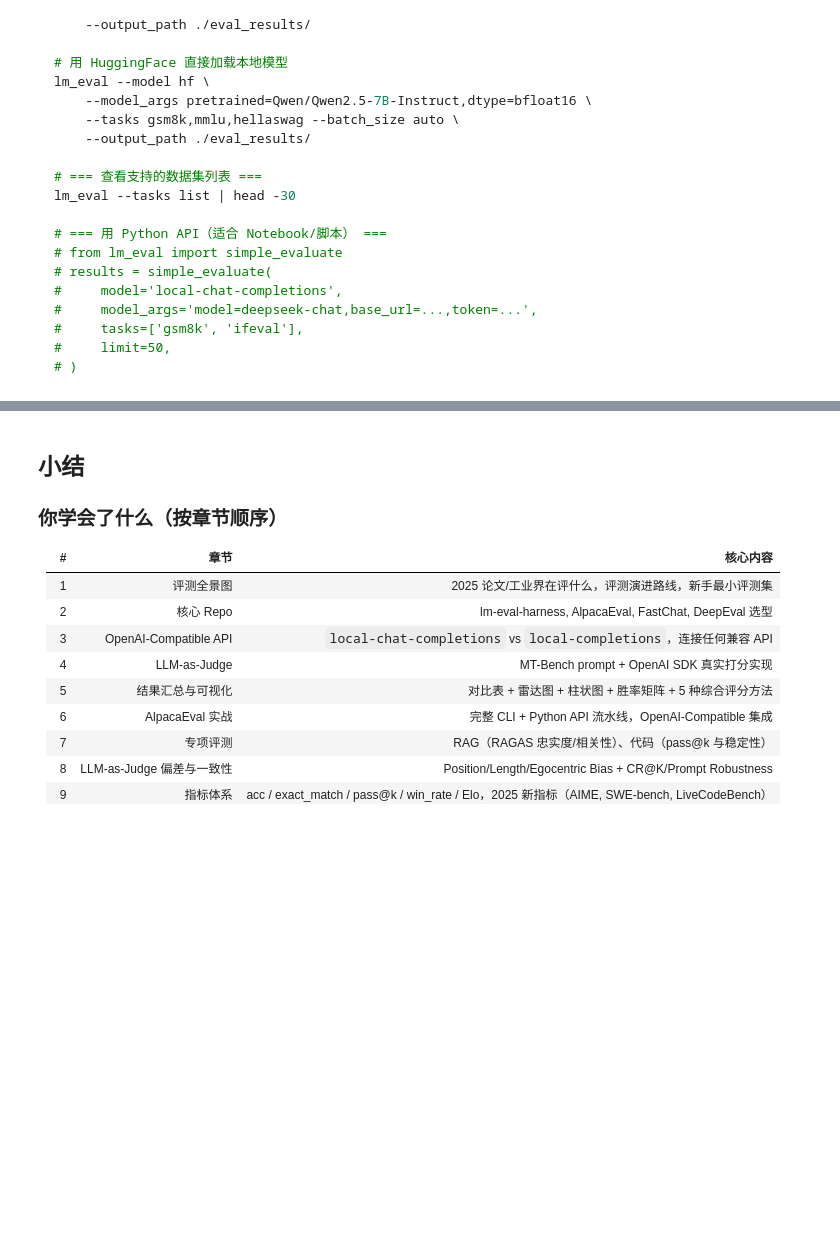
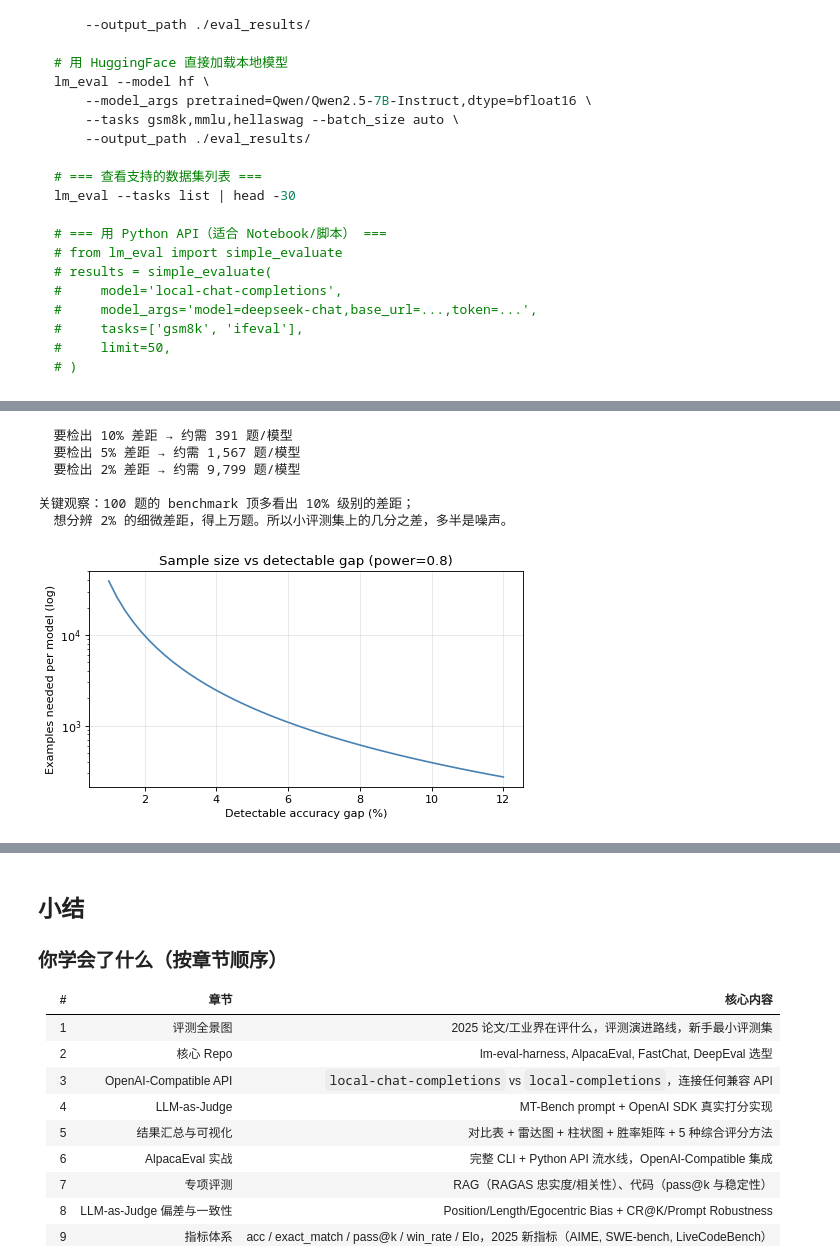
Before and after one commit to walkinglabs/modern-llm-notebook, a Jupyter notebook: notebooks/part5-production/28-evaluation.ipynb, the cells around one changed output, grey strips where cells are left out. Drawn from its saved outputs; the diff is of its cells as text; code cells hidden in the pictures; blank space fills up the shorter version.

```diff
--- a/notebooks/part5-production/28-evaluation.ipynb
+++ b/notebooks/part5-production/28-evaluation.ipynb
@@ -978,0 +1097,31 @@ lm_eval --tasks list | head -30
+# %%
+import matplotlib.pyplot as plt
+
+z_a, z_b = 1.96, 0.84          # α=0.05, power=0.8
+p = 0.5                         # 最保守情况
+ds = np.linspace(0.01, 0.12, 50)
+ns = (z_a + z_b) ** 2 * 2 * p * (1 - p) / ds ** 2
+
+plt.figure(figsize=(7, 3.5))
+plt.plot(ds * 100, ns, color="steelblue")
+plt.yscale("log")
+plt.xlabel("Detectable accuracy gap (%)")
+plt.ylabel("Examples needed per model (log)")
+plt.title("Sample size vs detectable gap (power=0.8)")
+plt.grid(True, alpha=0.3)
+plt.show()
+
+for d in [0.10, 0.05, 0.02]:
+    n = (z_a + z_b) ** 2 * 2 * p * (1 - p) / d ** 2
+    print(f"  要检出 {d*100:.0f}% 差距 → 约需 {int(n):,} 题/模型")
+
+print("\n关键观察：100 题的 benchmark 顶多看出 10% 级别的差距；")
+print("  想分辨 2% 的细微差距，得上万题。所以小评测集上的几分之差，多半是噪声。")
+# %% [output]
+  要检出 10% 差距 → 约需 391 题/模型
+  要检出 5% 差距 → 约需 1,567 题/模型
+  要检出 2% 差距 → 约需 9,799 题/模型
+
+关键观察：100 题的 benchmark 顶多看出 10% 级别的差距；
+  想分辨 2% 的细微差距，得上万题。所以小评测集上的几分之差，多半是噪声。
+[figure, added]
```
Also changed, not shown: parts of 10 cells of this notebook, 6 other files.
